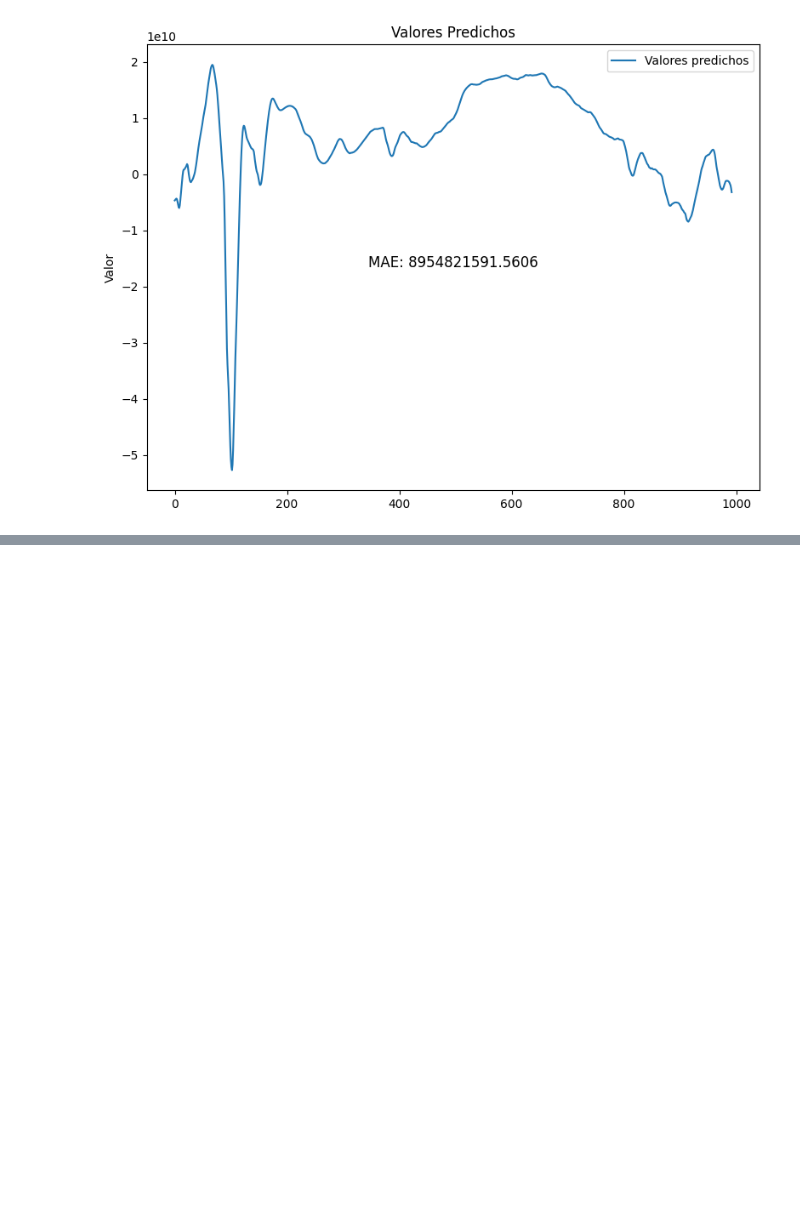
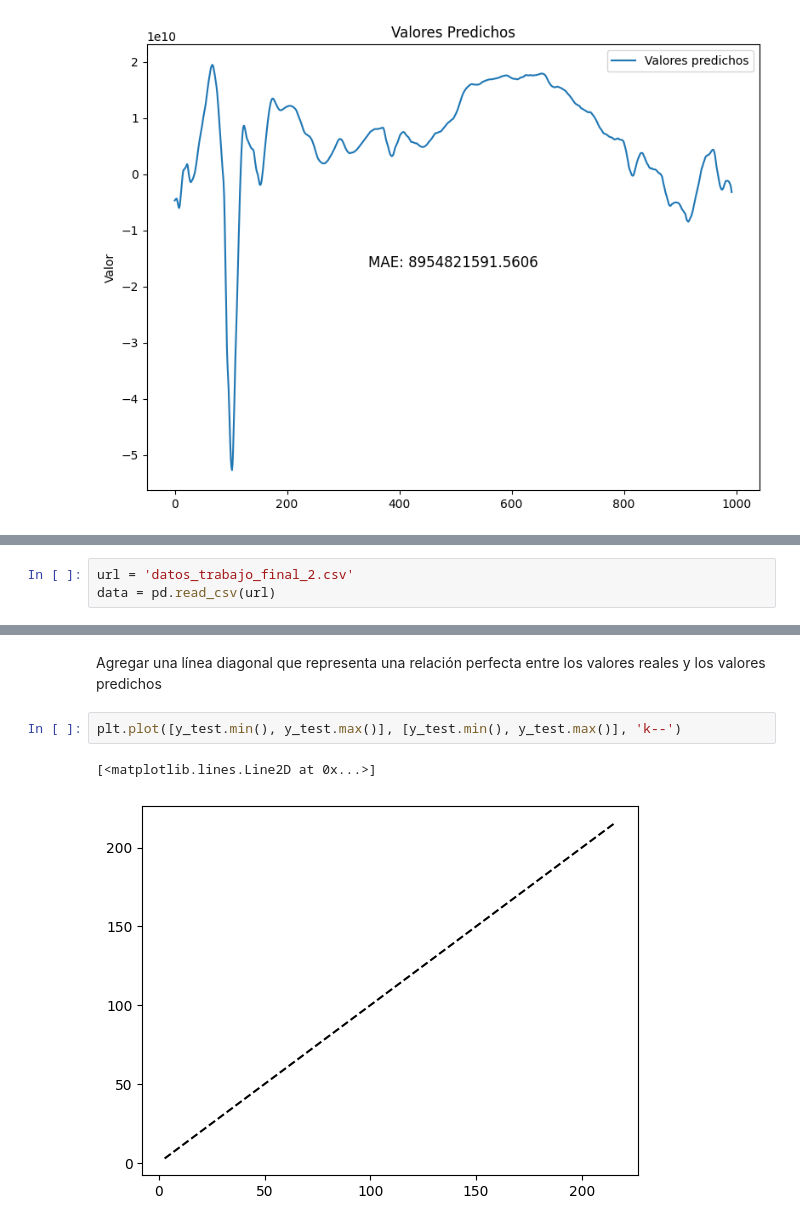
Before and after one commit to AgustinArquipa/Machinh-Learning, a Jupyter notebook: Trabajo_Final/TPFinal_Arquipa_Romero.ipynb, the cells around one changed output, grey strips where cells are left out. Drawn from its saved outputs; the diff is of its cells as text; blank space fills up the shorter version.

```diff
--- a/Trabajo_Final/TPFinal_Arquipa_Romero.ipynb
+++ b/Trabajo_Final/TPFinal_Arquipa_Romero.ipynb
@@ -166,0 +174,3 @@ plt.show()
+# %%
+url = 'datos_trabajo_final_2.csv'
+data = pd.read_csv(url)
@@ -166,0 +212,7 @@ plt.show()
+# %% [markdown]
+Agregar una línea diagonal que representa una relación perfecta entre los valores reales y los valores predichos
+# %%
+plt.plot([y_test.min(), y_test.max()], [y_test.min(), y_test.max()], 'k--')
+# %% [output]
+[<matplotlib.lines.Line2D at 0x...>]
+[figure, added]
```
Also changed, not shown: parts of 19 cells of this notebook.
